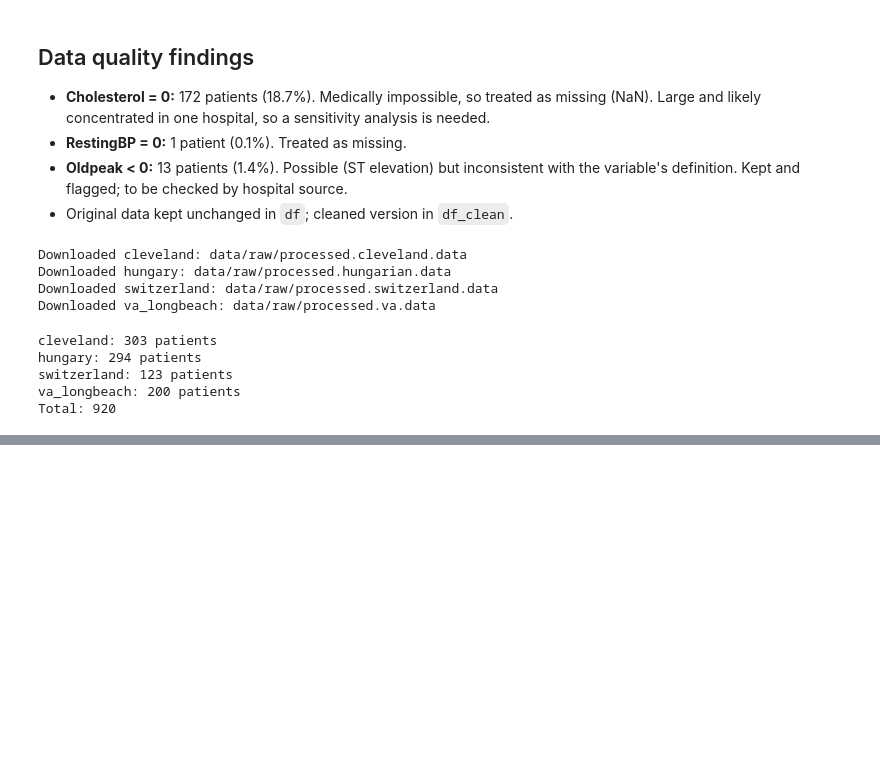
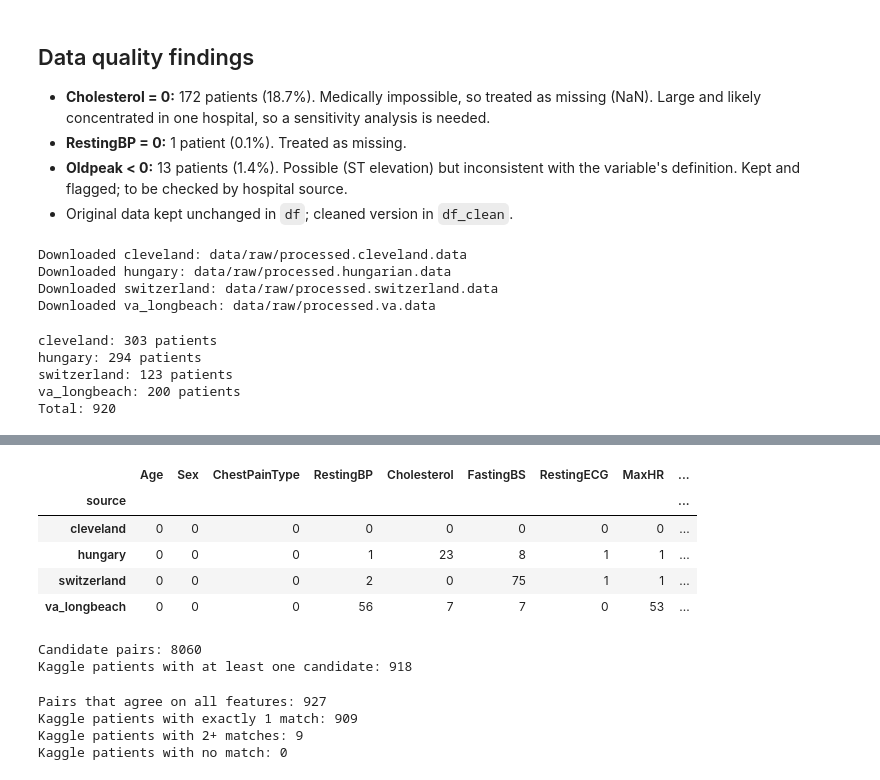
Before and after one commit to Liba-Majeed/cardiovascular-risk-phenotyping, a Jupyter notebook: 01_data_audit.ipynb, the cells around one changed output, grey strips where cells are left out. Drawn from its saved outputs; the diff is of its cells as text; code cells hidden in the pictures; blank space fills up the shorter version.

```diff
--- a/01_data_audit.ipynb
+++ b/01_data_audit.ipynb
@@ -125,0 +202,56 @@ Total: 920
+# %%
+uci_k.isna().groupby(uci_k["source"]).sum()
+# %% [output]
+|  | Age | Sex | ChestPainType | RestingBP | Cholesterol | FastingBS | RestingECG | MaxHR | ... |
+| source |  |  |  |  |  |  |  |  | ... |
+| cleveland | 0 | 0 | 0 | 0 | 0 | 0 | 0 | 0 | ... |
+| hungary | 0 | 0 | 0 | 1 | 23 | 8 | 1 | 1 | ... |
+| switzerland | 0 | 0 | 0 | 2 | 0 | 75 | 1 | 1 | ... |
+| va_longbeach | 0 | 0 | 0 | 56 | 7 | 7 | 0 | 53 | ... |
+# %%
+# Columns with no missing values: used to find candidate pairs
+key_cols = ["Age", "Sex", "ChestPainType"]
+
+# Give every patient an ID so we can track them
+k = df.reset_index().rename(columns={"index": "kaggle_id"})
+u = uci_k.reset_index().rename(columns={"index": "uci_id"})
+
+# Make Age the same type in both tables (UCI has floats)
+u["Age"] = u["Age"].astype(int)
+
+# Pair every Kaggle patient with every UCI patient sharing Age, Sex and ChestPainType
+pairs = k.merge(u, on=key_cols, suffixes=("_k", "_u"))
+
+print("Candidate pairs:", len(pairs))
+print("Kaggle patients with at least one candidate:", pairs["kaggle_id"].nunique())
+# %% [output]
+Candidate pairs: 8060
+Kaggle patients with at least one candidate: 918
+# %%
+# The remaining feature columns (not HeartDisease, not source)
+other_cols = ["RestingBP", "Cholesterol", "FastingBS", "RestingECG",
+              "MaxHR", "ExerciseAngina", "Oldpeak", "ST_Slope"]
+
+# Start by assuming every pair agrees, then check column by column
+agree = pd.Series(True, index=pairs.index)
+
+for col in other_cols:
+    kaggle_val = pairs[col + "_k"]
+    uci_val = pairs[col + "_u"]
+    same = (kaggle_val == uci_val) | uci_val.isna()
+    agree = agree & same
+
+matches = pairs[agree]
+
+# How many UCI matches does each Kaggle patient have?
+n_matches = matches.groupby("kaggle_id").size()
+
+print("Pairs that agree on all features:", len(matches))
+print("Kaggle patients with exactly 1 match:", (n_matches == 1).sum())
+print("Kaggle patients with 2+ matches:", (n_matches > 1).sum())
+print("Kaggle patients with no match:", 918 - len(n_matches))
+# %% [output]
+Pairs that agree on all features: 927
+Kaggle patients with exactly 1 match: 909
+Kaggle patients with 2+ matches: 9
+Kaggle patients with no match: 0
```
Also changed, not shown: parts of 12 cells of this notebook, 1 other file.
